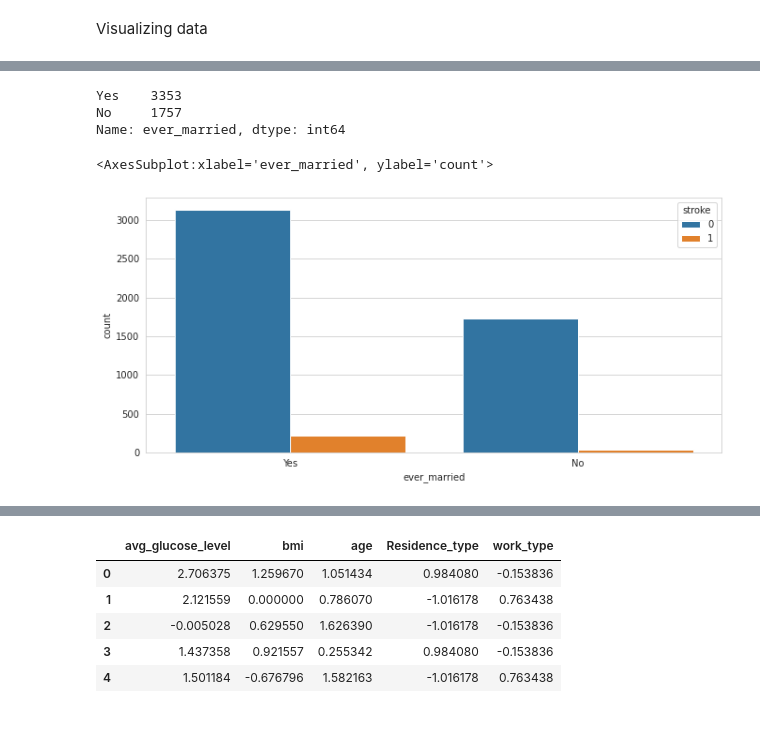
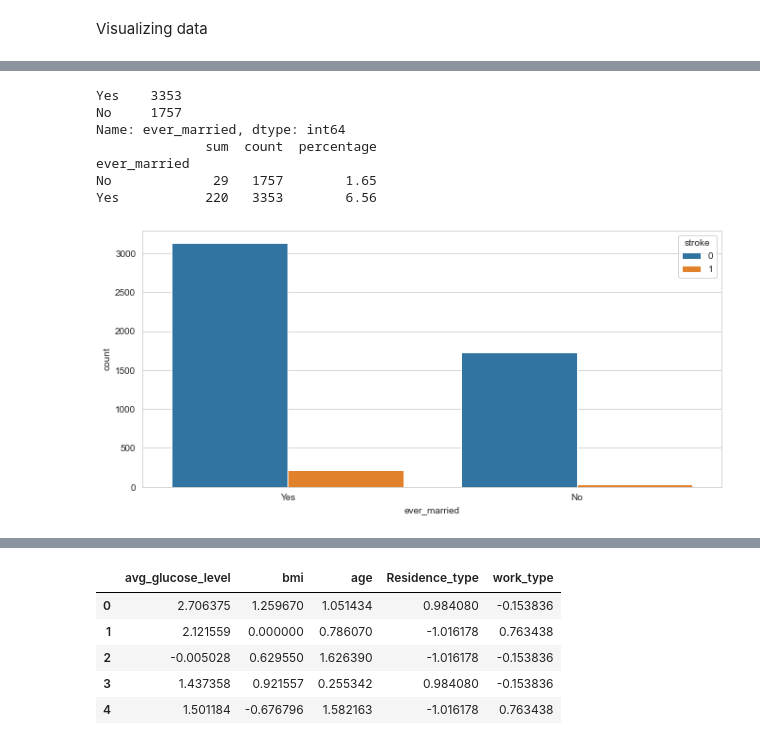
Before and after one commit to darius-f96/PythonDataAnalyse, a Jupyter notebook: analyse_data.ipynb, the cells around one changed output, grey strips where cells are left out. Saved outputs shown, nothing was run; the diff lists cells and outputs as text; code cells hidden in the pictures.

```diff
--- a/analyse_data.ipynb
+++ b/analyse_data.ipynb
@@ -155,12 +201,22 @@ Text(0, 0.5, 'Count of patients')
 # %%
 print(dataset['ever_married'].value_counts())
 sns.countplot(dataset['ever_married'], hue= dataset['stroke'])
+
+stroke_counts = dataset.groupby('ever_married')['stroke'].sum()
+
+stroke_total_counts = dataset.groupby('ever_married')['stroke'].agg(['sum', 'count'])
+stroke_total_counts['percentage'] = (stroke_total_counts['sum'] / stroke_total_counts['count'] * 100).round(2)
+
+print(stroke_total_counts)
 # %% [output]
 Yes    3353
 No     1757
 Name: ever_married, dtype: int64
+              sum  count  percentage
+ever_married
+No             29   1757        1.65
+Yes           220   3353        6.56
-<AxesSubplot:xlabel='ever_married', ylabel='count'>
-[figure, old version]
+[figure, new version]
 # %%
 print(dataset['gender'].value_counts())
 dataset['gender'] = dataset['gender'].replace('Other', list(dataset.gender.mode().values)[0])
```
Also changed, not shown: parts of 21 cells of this notebook, 1 other file.
